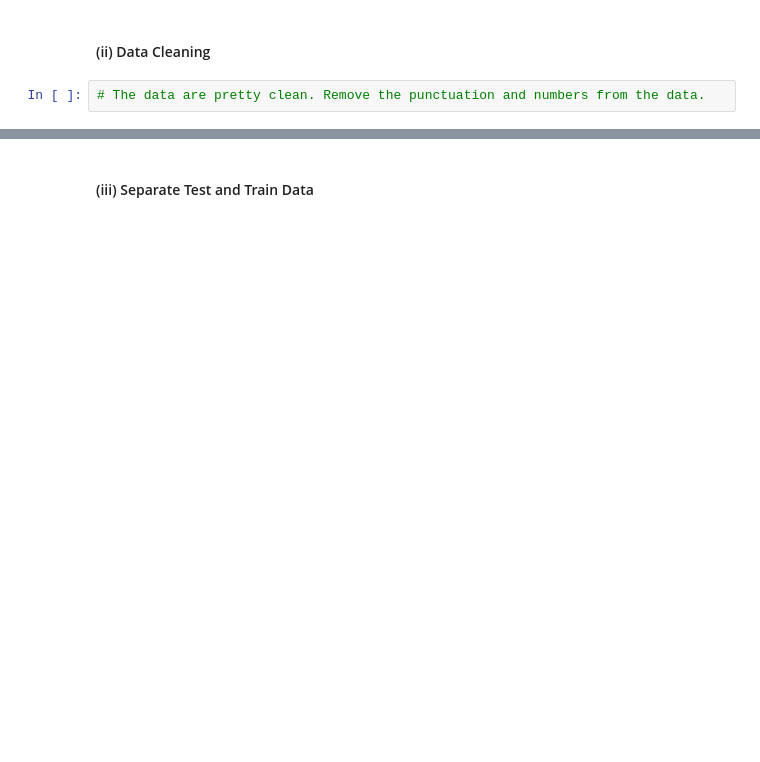
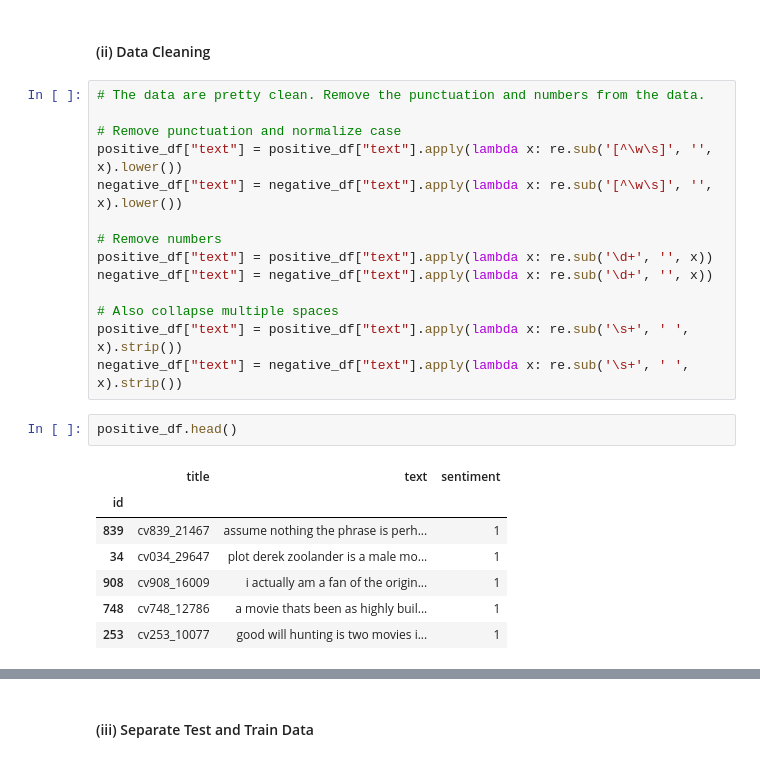
Before and after one commit to egunadi/dsci552-final-project, a Jupyter notebook: notebook/Gunadi_Eben_Final_Project.ipynb, the cells around one changed output, grey strips where cells are left out. Cells and saved outputs as stored; diff of their text form; blank space fills up the shorter version.

```diff
--- a/notebook/Gunadi_Eben_Final_Project.ipynb
+++ b/notebook/Gunadi_Eben_Final_Project.ipynb
@@ -91,4 +116,26 @@ negative_df.head()
 # %% [markdown]
 #### (ii) Data Cleaning
-# %%
-# The data are pretty clean. Remove the punctuation and numbers from the data.
+# %%
+# The data are pretty clean. Remove the punctuation and numbers from the data.
+
+# Remove punctuation and normalize case
+positive_df["text"] = positive_df["text"].apply(lambda x: re.sub('[^\w\s]', '', x).lower())
+negative_df["text"] = negative_df["text"].apply(lambda x: re.sub('[^\w\s]', '', x).lower())
+
+# Remove numbers
+positive_df["text"] = positive_df["text"].apply(lambda x: re.sub('\d+', '', x))
+negative_df["text"] = negative_df["text"].apply(lambda x: re.sub('\d+', '', x))
+
+# Also collapse multiple spaces
+positive_df["text"] = positive_df["text"].apply(lambda x: re.sub('\s+', ' ', x).strip())
+negative_df["text"] = negative_df["text"].apply(lambda x: re.sub('\s+', ' ', x).strip())
+# %%
+positive_df.head()
+# %% [output]
+|  | title | text | sentiment |
+| id |  |  |  |
+| 839 | cv839_21467 | assume nothing the phrase is perh... | 1 |
+| 34 | cv034_29647 | plot derek zoolander is a male mo... | 1 |
+| 908 | cv908_16009 | i actually am a fan of the origin... | 1 |
+| 748 | cv748_12786 | a movie thats been as highly buil... | 1 |
+| 253 | cv253_10077 | good will hunting is two movies i... | 1 |
```
Also changed, not shown: parts of 14 cells of this notebook.
